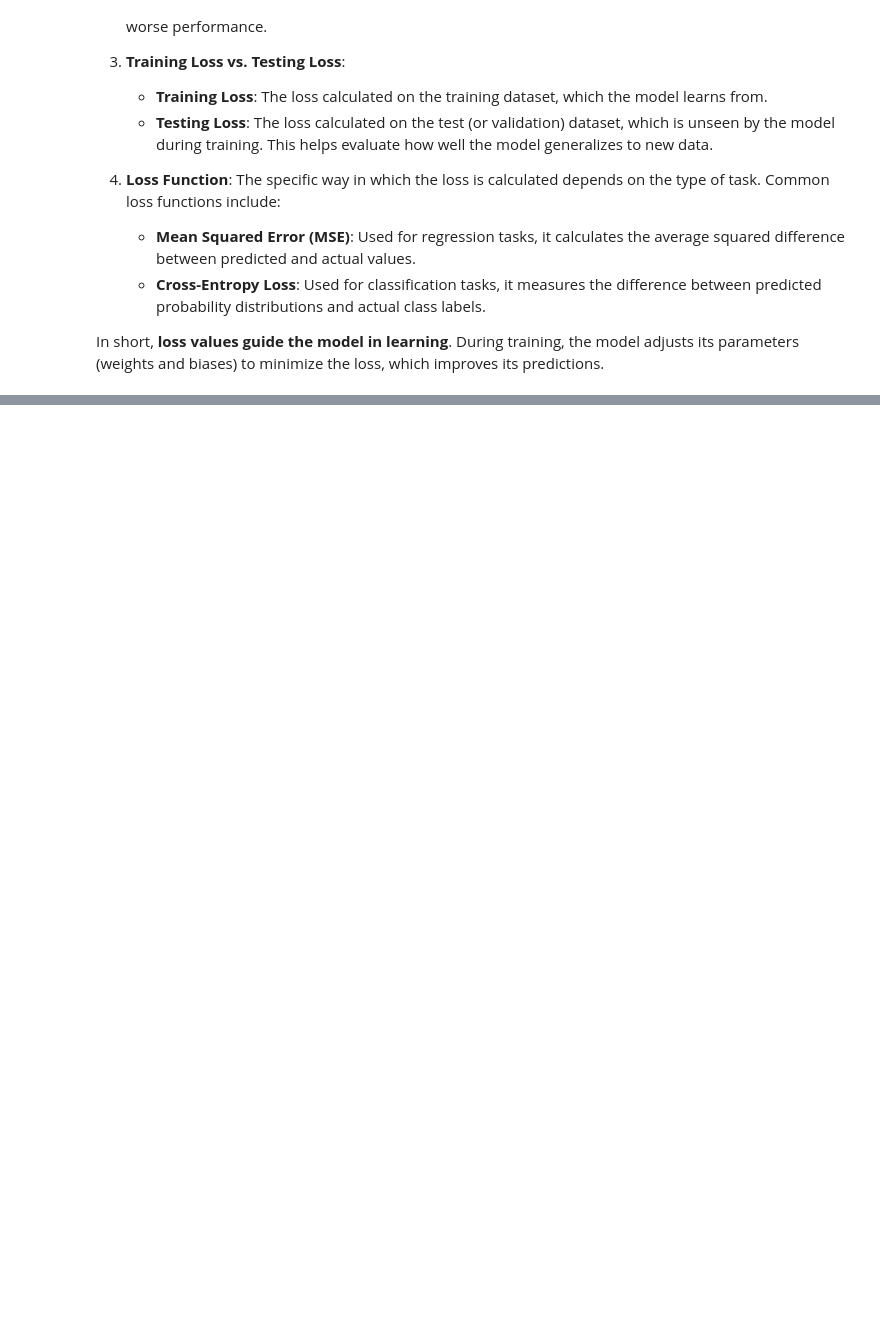
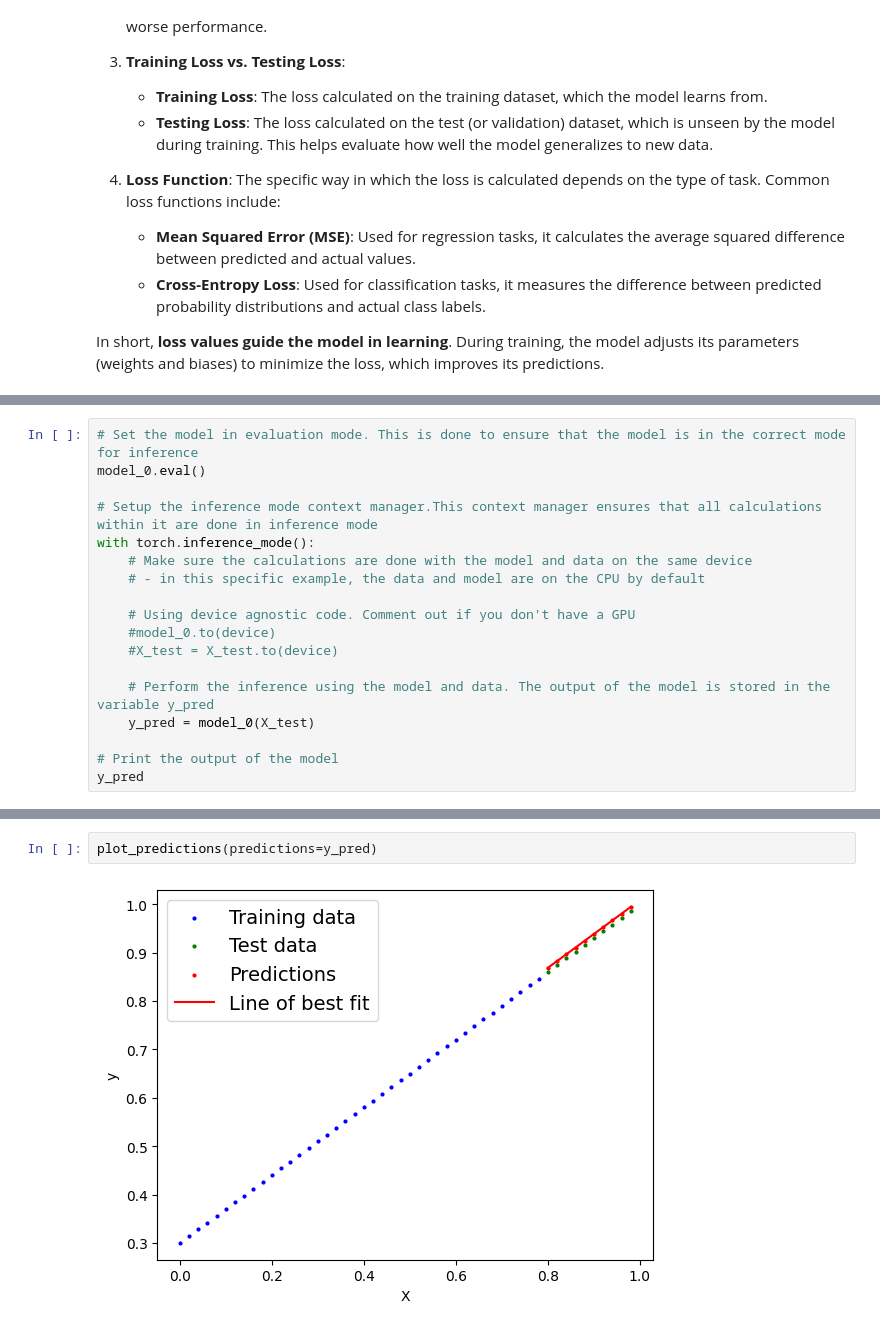
Before and after one commit to JunHL96/PyTorch-Course, a Jupyter notebook: 01_pytorch_workflow_notes.ipynb, the cells around one changed output, grey strips where cells are left out. Cells and saved outputs as stored; diff of their text form; blank space fills up the shorter version.

```diff
--- a/01_pytorch_workflow_notes.ipynb
+++ b/01_pytorch_workflow_notes.ipynb
@@ -582,0 +672,18 @@ Continue on 6:24:38 (https://www.youtube.com/watch?v=Z_ikDlimN6A&list=PL4bBPBIa3
+# %%
+# Set the model in evaluation mode. This is done to ensure that the model is in the correct mode for inference
+model_0.eval()
+
+# Setup the inference mode context manager.This context manager ensures that all calculations within it are done in inference mode
+with torch.inference_mode():
+    # Make sure the calculations are done with the model and data on the same device
+    # - in this specific example, the data and model are on the CPU by default
+
+    # Using device agnostic code. Comment out if you don't have a GPU
+    #model_0.to(device)
+    #X_test = X_test.to(device)
+
+    # Perform the inference using the model and data. The output of the model is stored in the variable y_pred
+    y_pred = model_0(X_test)
+
+# Print the output of the model
+y_pred
@@ -582,0 +701,4 @@ Continue on 6:24:38 (https://www.youtube.com/watch?v=Z_ikDlimN6A&list=PL4bBPBIa3
+# %%
+plot_predictions(predictions=y_pred)
+# %% [output]
+[figure, added]
```
Also changed, not shown: parts of 30 cells of this notebook.
